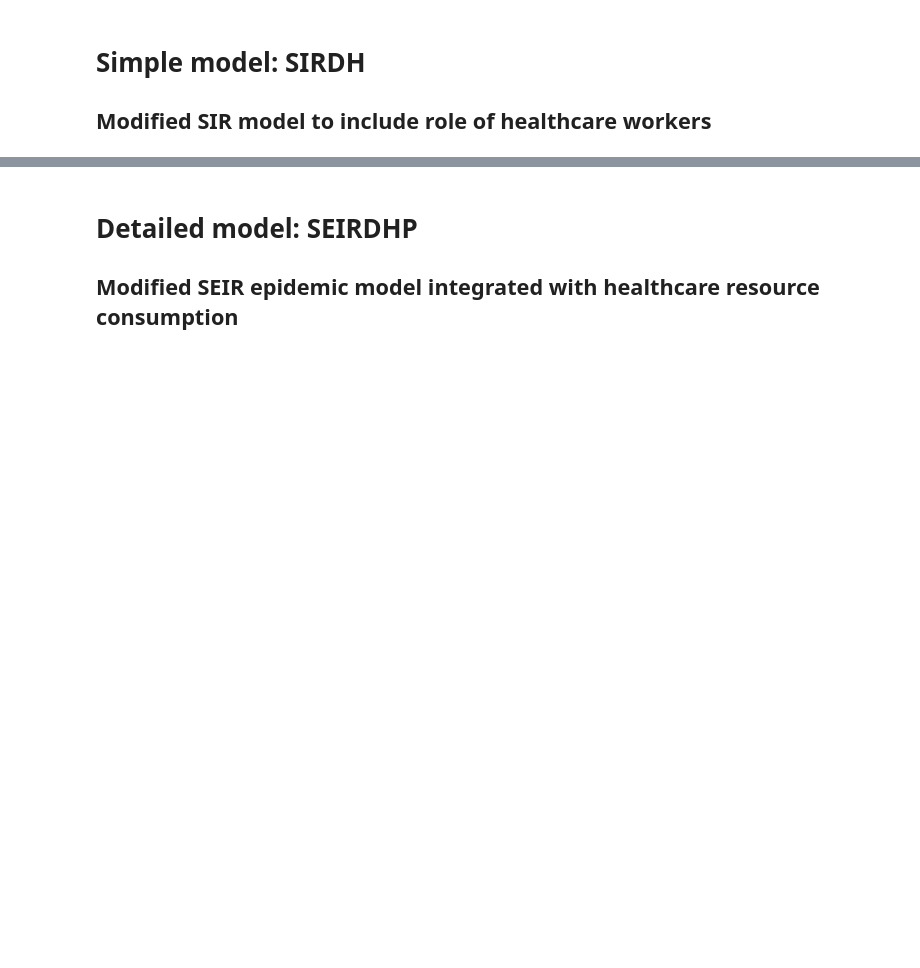
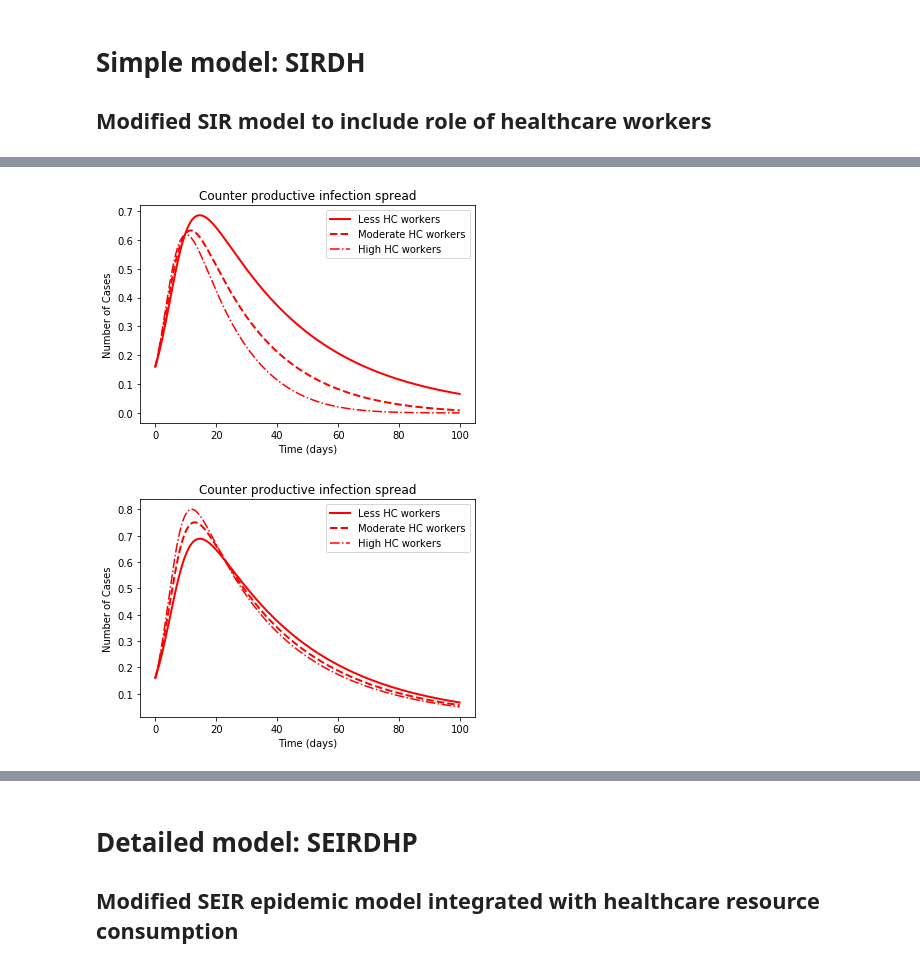
Before and after one commit to vthawfeek/SEIR_HealthCare_Model, a Jupyter notebook: EpidemicHealthcareResourceModel.ipynb, the cells around one changed output, grey strips where cells are left out. Saved outputs shown, nothing was run; the diff lists cells and outputs as text; code cells hidden in the pictures; blank space fills up the shorter version.

Commit message:
basic plots created for SIRH model

```diff
--- a/EpidemicHealthcareResourceModel.ipynb
+++ b/EpidemicHealthcareResourceModel.ipynb
@@ -8,24 +103,97 @@ from scipy.integrate import odeint
 # %%
-#defining the differential equations
-##S is substituted for N minus all other individuals
-##y is the variable list 0:I, 1:R, 2:D, 3:H
+#counter productive system: higher health workers resulting in more patients
+
+#model definition
 def modSEIR(y,t,N,k):
     #assignments
     S=N-sum(y[0:3])
     dy=[0]*4
 
     #reaction rates
     v0=k[0]*(S/N)*(y[0]/N)
     v1=k[1]*(y[0]/N)
     v2=k[2]*(y[1]/N)
     v3=k[3]*(y[0]/N)
     v4=(k[1]/k[5])*(y[3]/N)*(y[0]/N)
     v5=(k[4]*k[5])*(y[3]/N)
 
     #ODEs
     dy[0]=N*(v0+v4-v1-v3) #I
     dy[1]=N*(v1+v5-v2) #R
     dy[2]=N*(v3) #D
     dy[3]=N*(-v4) #H
 
     return dy
+
+##parameters
+k=np.zeros(7)
+k[0]=0.3 #infection rate
+k[1]=0.01 #recovery rate
+k[2]=0.001 #second infection rate
+k[3]=0.02 #death rate
+k[4]=0.04 #infection rate for healthcare workers
+k[5]=0.1 #recovery rate with treatment
+k[6]=0.4 #PPE counts
+#changed parameter
+k[4]=0.5
+N=1 #population count
+##Initial conditions
+ic=np.zeros(4)
+ic[0]=0.16 #infected
+ic[1]=0 #recovered
+ic[2]=0 #dead
+ic[3]=0.01 #healthcare workers
+##timeline
+tmax=100 #days
+#tmax=tm #days
+tvec=np.arange(0,tmax,0.1)
+#len(k)
+
+##changed parameters
+case=[0.01,0.4,0.7]
+icNum=3 #index value
+##variable plot
+plotVar=0 #index ic value
+lw=2
+##solving equations
+ic[icNum]=case[0]
+soln=odeint(modSEIR,ic,tvec,args=(N,k))
+plt.plot(tvec,[i[plotVar] for i in soln],'r-',linewidth=lw)
+ic[icNum]=case[1]
+soln=odeint(modSEIR,ic,tvec,args=(N,k))
+plt.plot(tvec,[i[plotVar] for i in soln],'r--',linewidth=lw)
+ic[icNum]=case[2]
+soln=odeint(modSEIR,ic,tvec,args=(N,k))
+plt.plot(tvec,[i[plotVar] for i in soln],'r-.',markersize=lw)
+
+legend_labels = ("Less HC workers","Moderate HC workers","High HC workers")
+plt.xlabel("Time (days)")
+plt.title("Counter productive infection spread")
+plt.ylabel("Number of Cases")
+plt.legend(legend_labels)
+#plt.ylim([0,20])
+plt.show()
+
+#productive system: higher health workers resulting in fewer patients
+k[4]=0.04 #infection rate for healthcare workers
+##solving equations
+ic[icNum]=case[0]
+soln=odeint(modSEIR,ic,tvec,args=(N,k))
+plt.plot(tvec,[i[plotVar] for i in soln],'r-',linewidth=lw)
+ic[icNum]=case[1]
+soln=odeint(modSEIR,ic,tvec,args=(N,k))
+plt.plot(tvec,[i[plotVar] for i in soln],'r--',linewidth=lw)
+ic[icNum]=case[2]
+soln=odeint(modSEIR,ic,tvec,args=(N,k))
+plt.plot(tvec,[i[plotVar] for i in soln],'r-.',markersize=lw)
+
+legend_labels = ("Less HC workers","Moderate HC workers","High HC workers")
+plt.xlabel("Time (days)")
+plt.title("Counter productive infection spread")
+plt.ylabel("Number of Cases")
+plt.legend(legend_labels)
+#plt.ylim([0,20])
+plt.show()
+# %% [output]
+[figure, added]
+[figure, added]
```
Also changed, not shown: parts of 2 cells of this notebook.
